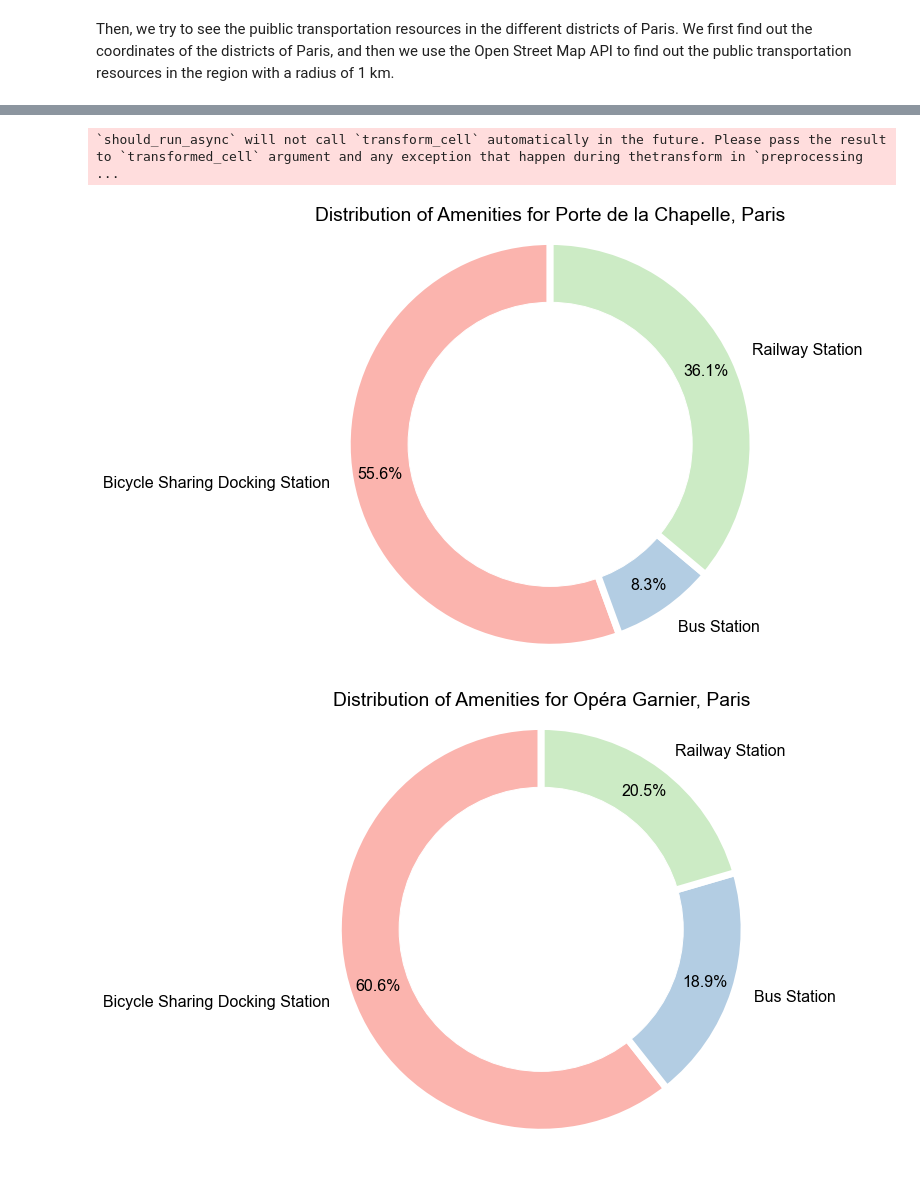
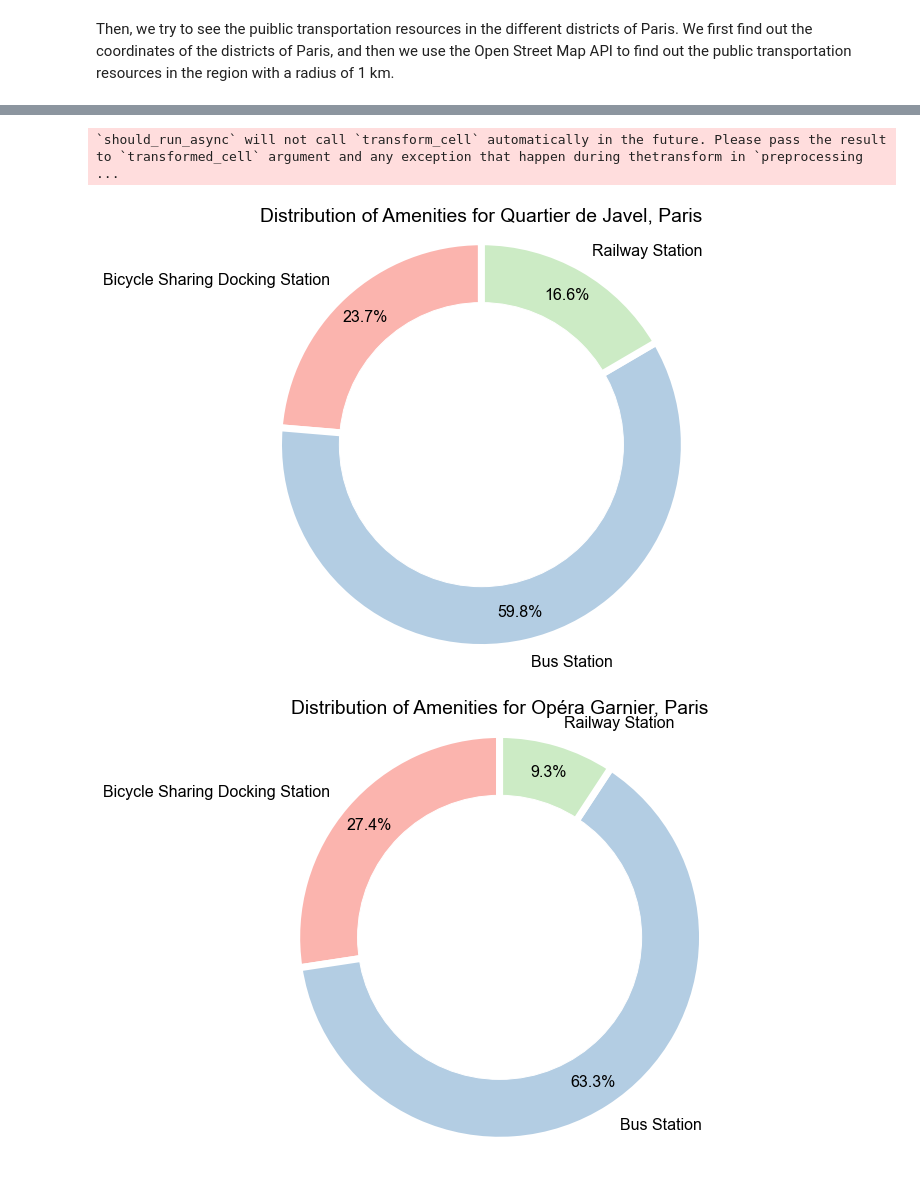
Before and after one commit to yubocai-poly/BATO-MOUTCHE-Extension, a Jupyter notebook: transportation/basic_stats.ipynb, the cells around one changed output, grey strips where cells are left out. Drawn from its saved outputs; the diff is of its cells as text; code cells hidden in the pictures.

```diff
--- a/transportation/basic_stats.ipynb
+++ b/transportation/basic_stats.ipynb
@@ -24,7 +24,7 @@ import helpers as hs
 # %%
 tags_transportation = {
     'Bicycle Sharing Docking Station': {"bicycle_rental": "docking_station"},
-    'Bus Station': {'public_transport': 'station'},
+    'Bus Station': {'highway': 'bus_stop'},
     'Railway Station': {'railway': ["station", "halt", "tram_stop"]},
 }
 
@@ -112,14 +106,14 @@ The `geometries` module and `geometries_from_X` functions have been renamed the
 # %%
-graph_composition_chart = hs.composition_chart_public_transportation(stations_count_df, place='Porte de la Chapelle, Paris', font_size=16, font_name='Arial')
+graph_composition_chart = hs.composition_chart_public_transportation(stations_count_df, place='Quartier de Javel, Paris', font_size=16, font_name='Arial')
 graph_composition_chart.show()
 # %% [output]
 `should_run_async` will not call `transform_cell` automatically in the future. Please pass the result to `transformed_cell` argument and any exception that happen during thetransform in `preprocessing ...
-[figure, old version]
+[figure, new version]
 # %%
 graph_composition_chart = hs.composition_chart_public_transportation(stations_count_df, place='Opéra Garnier, Paris', font_size=16, font_name='Arial')
 graph_composition_chart.show()
 # %% [output]
-[figure, old version]
+[figure, new version]
 # %%
 graph_composition_chart = hs.composition_chart_public_transportation(stations_count_df, place='Chatelet Les Halles, Paris', font_size=16, font_name='Arial')
 graph_composition_chart.show()
```
Also changed, not shown: parts of 3 cells of this notebook, 14 other files.
